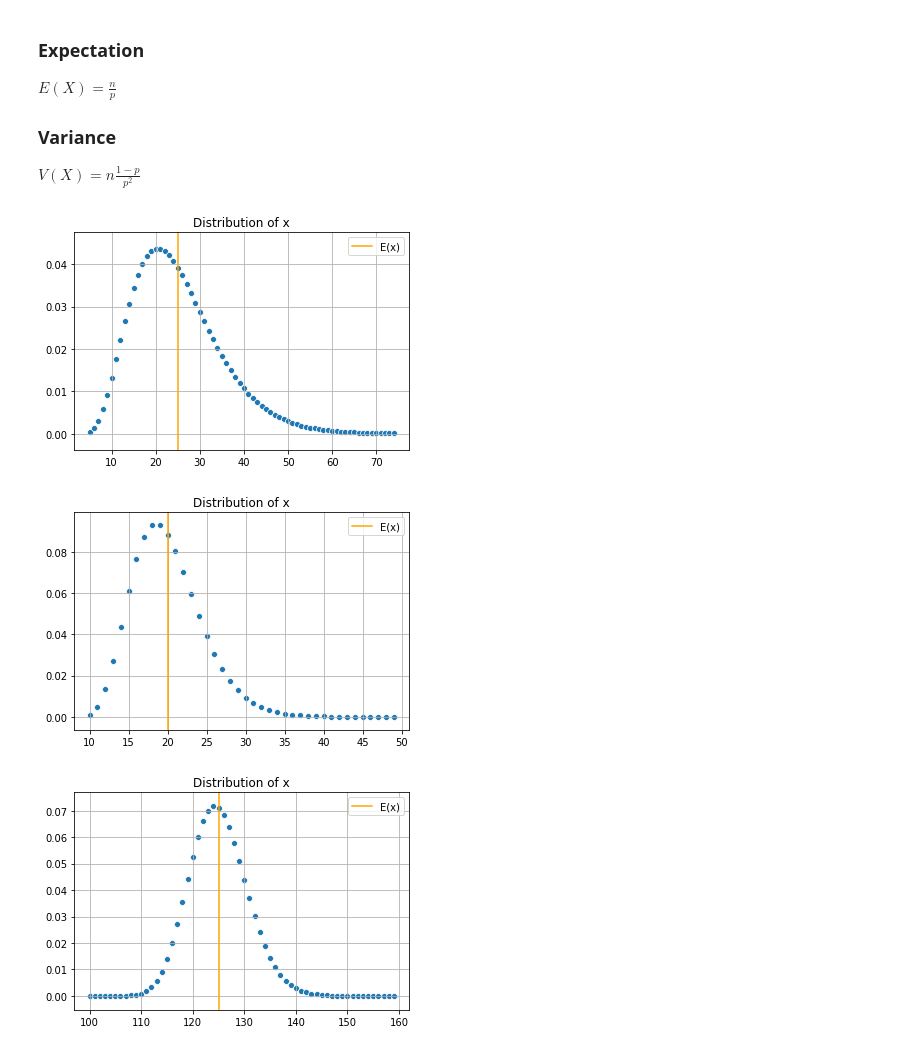
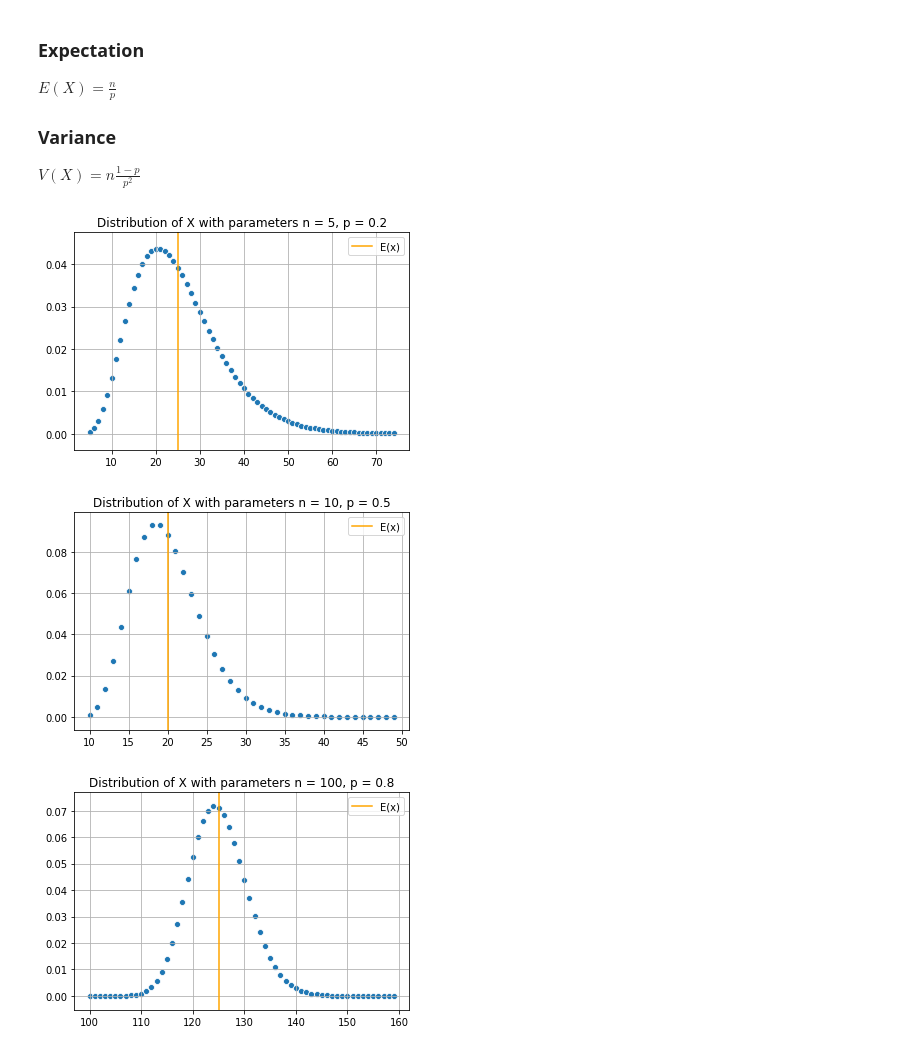
Before and after one commit to eytanohana/Data-Science-and-Statistics, a Jupyter notebook: Distributions.ipynb, the cells around one changed output. Saved outputs shown, nothing was run; the diff lists cells and outputs as text; code cells hidden in the pictures.

```diff
--- a/Distributions.ipynb
+++ b/Distributions.ipynb
@@ -209,30 +209,33 @@ from scipy.stats import nbinom
 # %%
 n = 5
 p = 0.2
 
 k = np.arange(n, n+70)
 
-plot_dist(k, nbinom(n, p, loc=n))
+title = f"Distribution of X with parameters n = {n}, p = {p}"
+plot_dist(k, nbinom(n, p, loc=n), title)
 # %% [output]
-[figure, old version]
+[figure, new version]
 # %%
 n = 10
 p = 0.5
 
 k = np.arange(n, n+40)
 
-plot_dist(k, nbinom(n, p, loc=n))
+title = f"Distribution of X with parameters n = {n}, p = {p}"
+plot_dist(k, nbinom(n, p, loc=n), title)
 # %% [output]
-[figure, old version]
+[figure, new version]
 # %%
 n = 100
 p = 0.8
 
 k = np.arange(n, n+60)
 
-plot_dist(k, nbinom(n, p, loc=n))
+title = f"Distribution of X with parameters n = {n}, p = {p}"
+plot_dist(k, nbinom(n, p, loc=n), title)
 # %% [output]
-[figure, old version]
+[figure, new version]
 # %% [markdown]
 ### Poisson distribution: $X \sim P(\lambda)$
 
```
Also changed, not shown: parts of 4 cells of this notebook.
